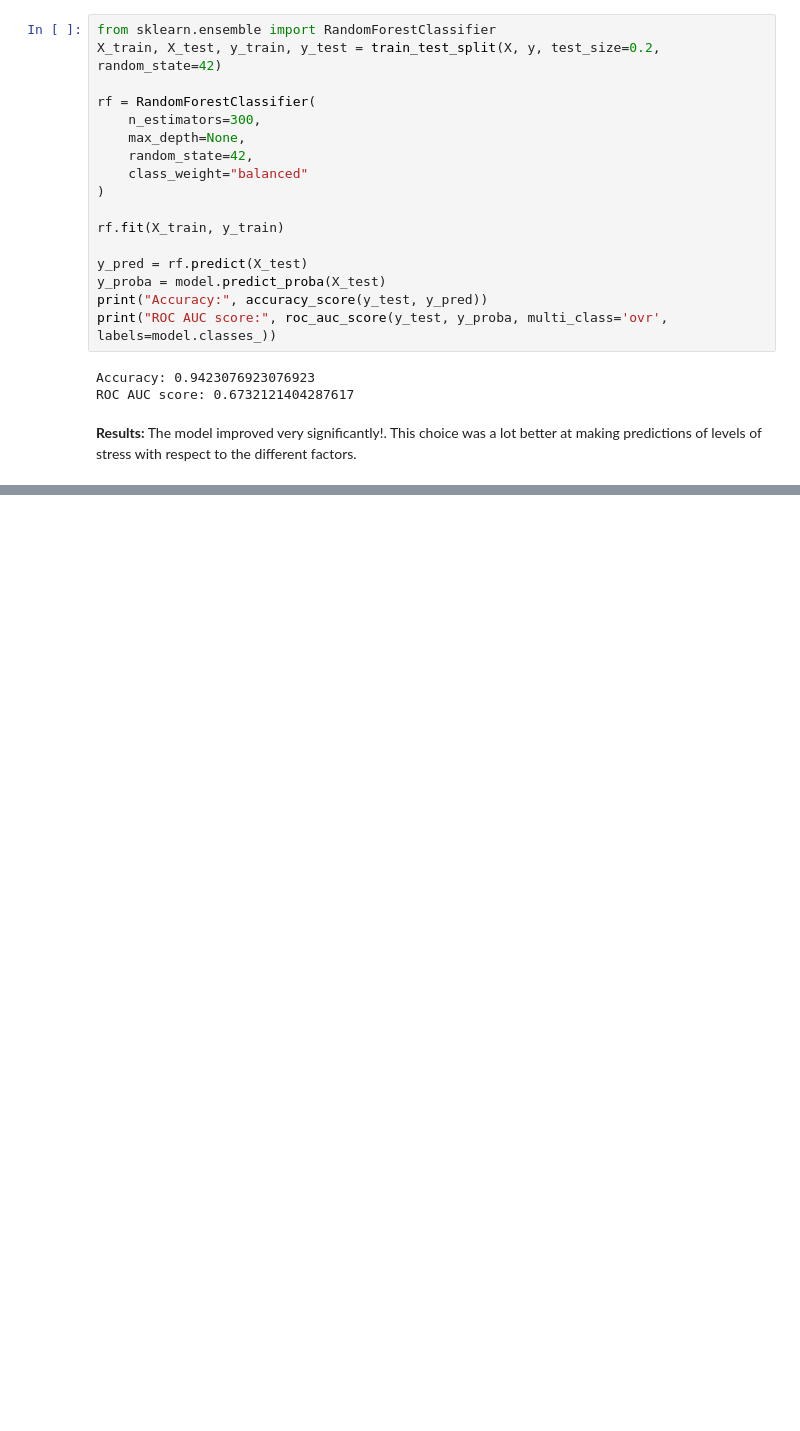
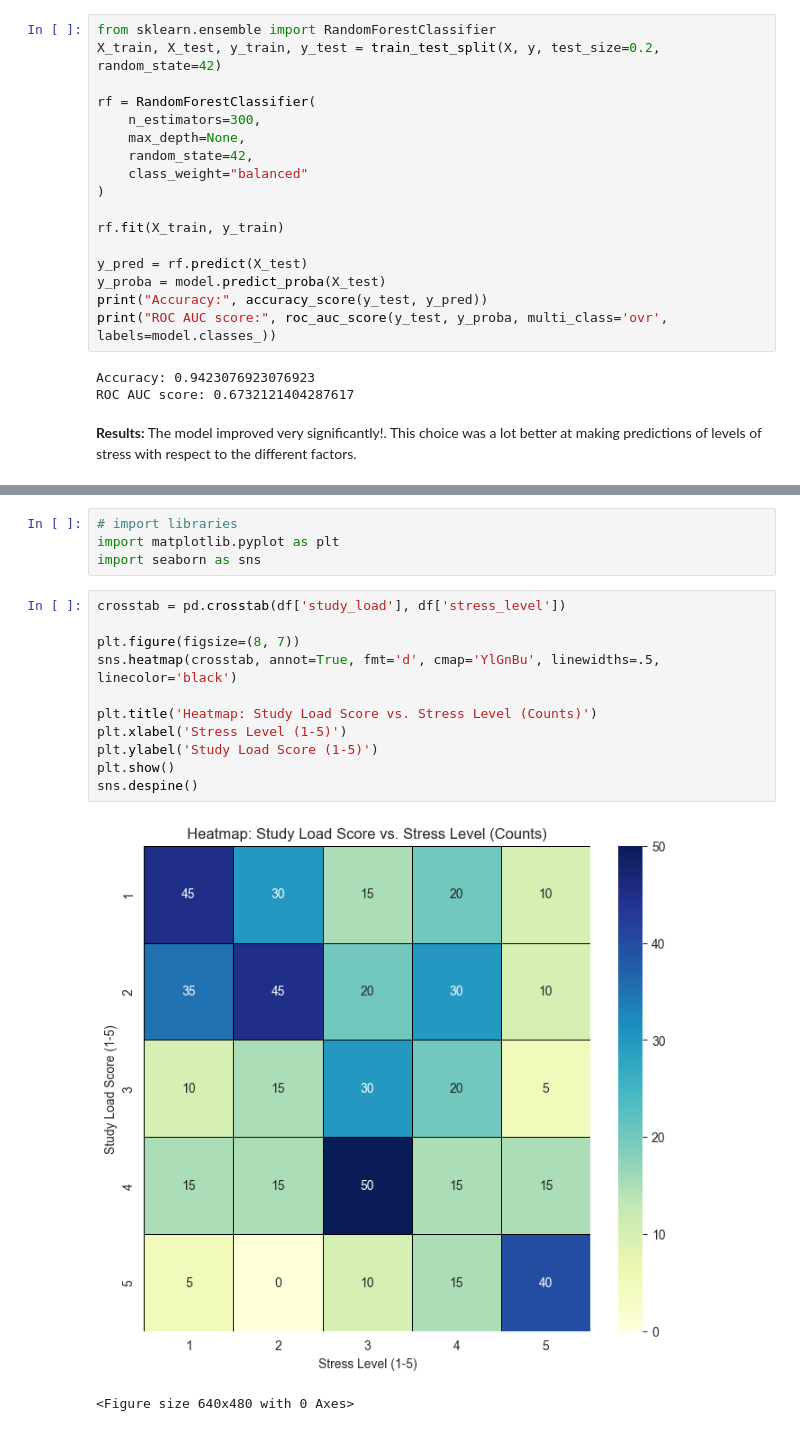
Before and after one commit to c-hue/CS4650-Capstone-Project, a Jupyter notebook: Student_Stress.ipynb, the cells around one changed output, grey strips where cells are left out. Saved outputs shown, nothing was run; the diff lists cells and outputs as text; blank space fills up the shorter version.

Commit message:
visualizations

```diff
--- a/Student_Stress.ipynb
+++ b/Student_Stress.ipynb
@@ -185,0 +198,18 @@ ROC AUC score: 0.6732121404287617
+# %%
+# import libraries
+import matplotlib.pyplot as plt
+import seaborn as sns
+# %%
+crosstab = pd.crosstab(df['study_load'], df['stress_level'])
+
+plt.figure(figsize=(8, 7))
+sns.heatmap(crosstab, annot=True, fmt='d', cmap='YlGnBu', linewidths=.5, linecolor='black')
+
+plt.title('Heatmap: Study Load Score vs. Stress Level (Counts)')
+plt.xlabel('Stress Level (1-5)')
+plt.ylabel('Study Load Score (1-5)')
+plt.show()
+sns.despine()
+# %% [output]
+[figure, added]
+<Figure size 640x480 with 0 Axes>
```
Also changed, not shown: parts of 3 cells of this notebook.
